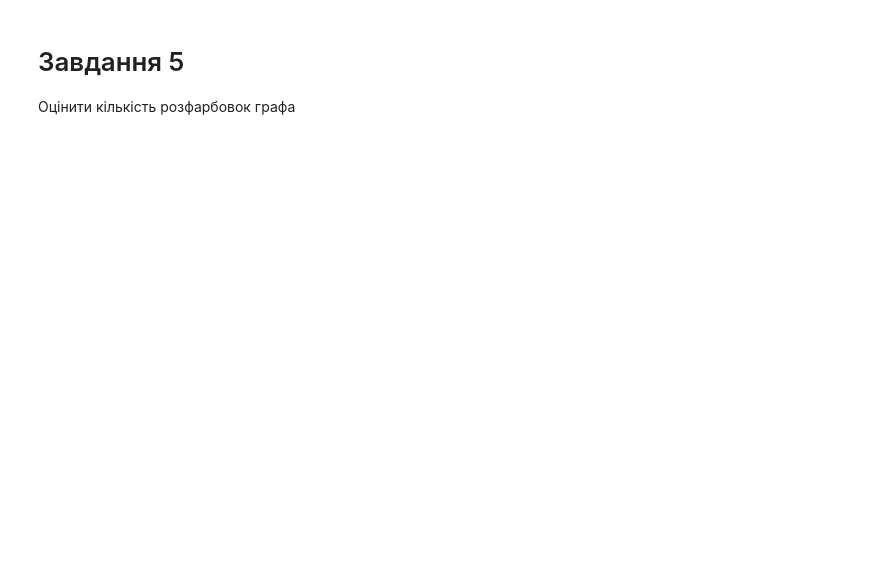
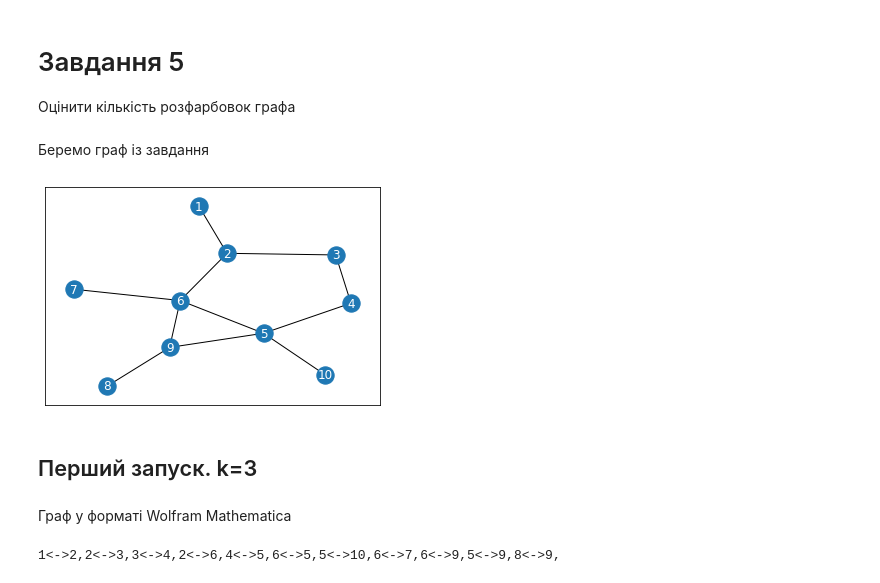
Before and after one commit to mkrooted256/undergrad-work, a Jupyter notebook: 7-markov-models/MarkovModelling/task5.ipynb, the cells around one changed output. Drawn from its saved outputs; the diff is of its cells as text; code cells hidden in the pictures; blank space fills up the shorter version.

```diff
--- a/7-markov-models/MarkovModelling/task5.ipynb
+++ b/7-markov-models/MarkovModelling/task5.ipynb
@@ -61,0 +89,22 @@ def Task5(params: Task5Params, stat_offset=2000, n_steps=2000, seed=42, debug=Fa
+# %% [markdown]
+Беремо граф із завдання
+# %%
+def get_graph_from_book():
+    A = np.zeros((10,10))
+    edges = [
+        (1,2), (2,3), (3,4), (2,6), (4,5), (6,5), (5,10), (6,7), (6,9), (5,9), (8,9)
+    ]
+    for (i,j) in edges:
+        A[i-1,j-1] = 1
+        A[j-1,i-1] = 1
+    return A
+
+A = get_graph_from_book()
+G = nx.from_numpy_array(A)
+Gpos = nx.kamada_kawai_layout(G)
+Labels = dict(zip(range(10), range(1,11)))
+nx.draw_networkx(G, Gpos, labels=Labels, with_labels=True, font_color='w')
+# %% [output]
+[figure, added]
+# %% [markdown]
+## Перший запуск. k=3
@@ -61,0 +114,7 @@ def Task5(params: Task5Params, stat_offset=2000, n_steps=2000, seed=42, debug=Fa
+# %% [markdown]
+Граф у форматі Wolfram Mathematica
+# %%
+for i,j in [ (1,2), (2,3), (3,4), (2,6), (4,5), (6,5), (5,10), (6,7), (6,9), (5,9), (8,9)]:
+    print(f"{i}<->{j},", end="")
+# %% [output]
+1<->2,2<->3,3<->4,2<->6,4<->5,6<->5,5<->10,6<->7,6<->9,5<->9,8<->9,
```
Also changed, not shown: parts of 16 cells of this notebook.
